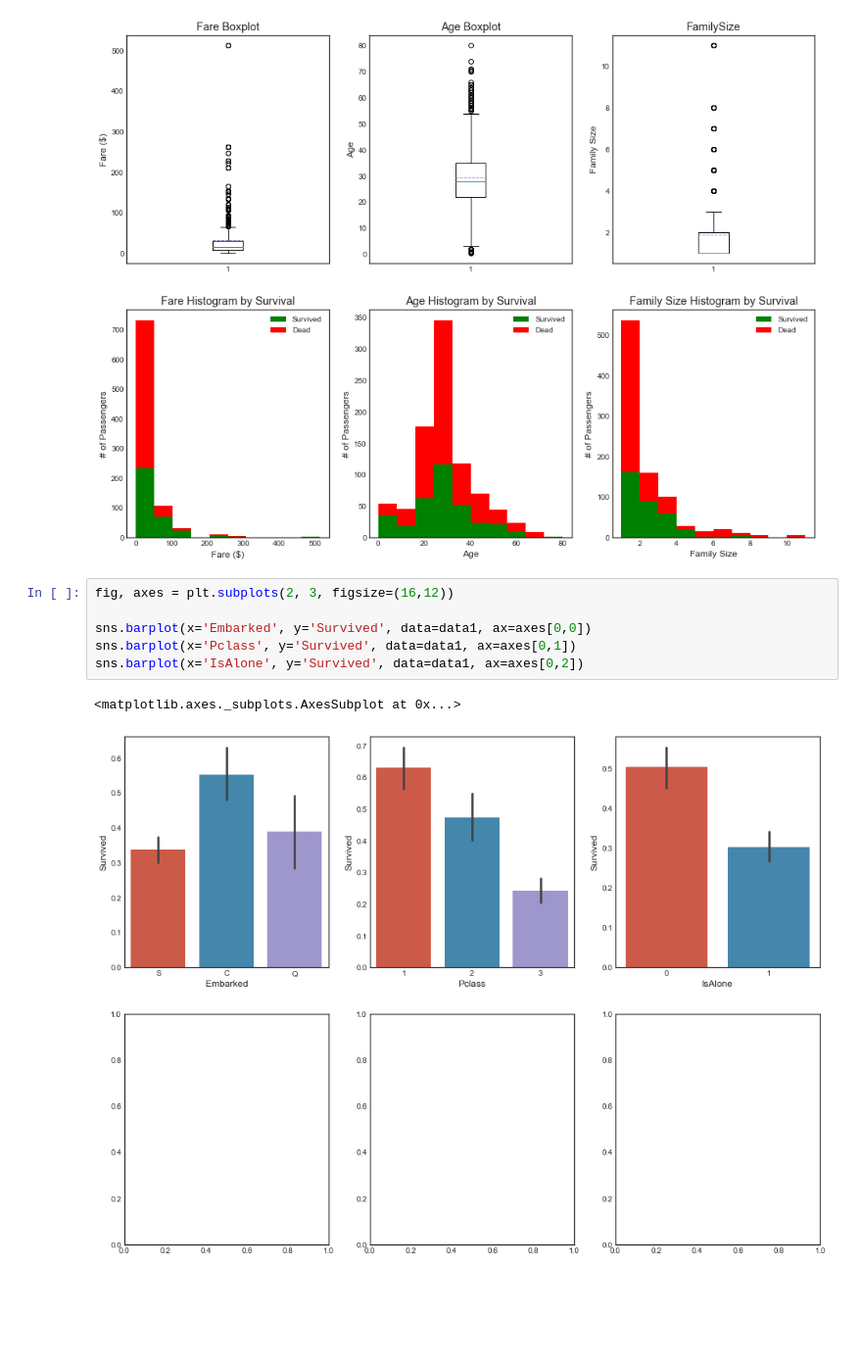
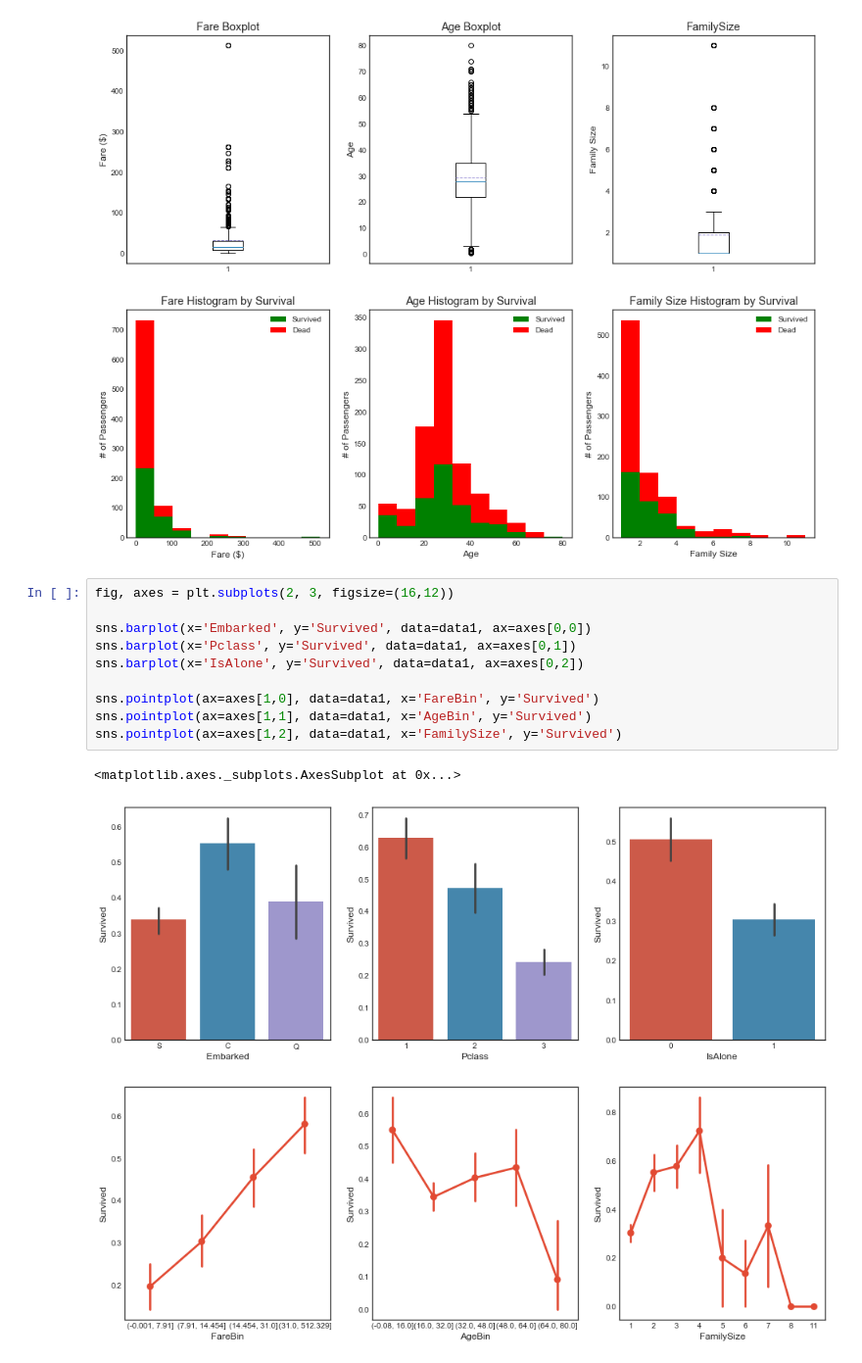
Before and after one commit to gavin-wustl/titanic_survival_prediction, a Jupyter notebook: titanic_survival_prediction.ipynb, the cells around one changed output. Shown: that part at 98% size. Drawn from its saved outputs; the diff is of its cells as text; blank space fills up the shorter version.

```diff
--- a/titanic_survival_prediction.ipynb
+++ b/titanic_survival_prediction.ipynb
@@ -382,9 +382,13 @@ plt.legend()
 # %%
 fig, axes = plt.subplots(2, 3, figsize=(16,12))
 
 sns.barplot(x='Embarked', y='Survived', data=data1, ax=axes[0,0])
 sns.barplot(x='Pclass', y='Survived', data=data1, ax=axes[0,1])
 sns.barplot(x='IsAlone', y='Survived', data=data1, ax=axes[0,2])
+
+sns.pointplot(ax=axes[1,0], data=data1, x='FareBin', y='Survived')
+sns.pointplot(ax=axes[1,1], data=data1, x='AgeBin', y='Survived')
+sns.pointplot(ax=axes[1,2], data=data1, x='FamilySize', y='Survived')
 # %% [output]
 <matplotlib.axes._subplots.AxesSubplot at 0x...>
-[figure, old version]
+[figure, new version]
```
Also changed, not shown: parts of 11 cells of this notebook.
